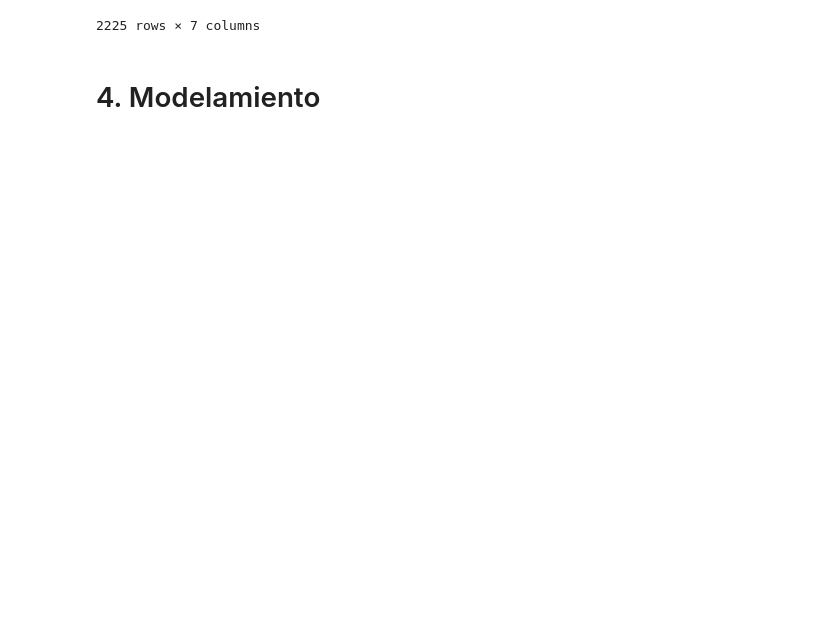
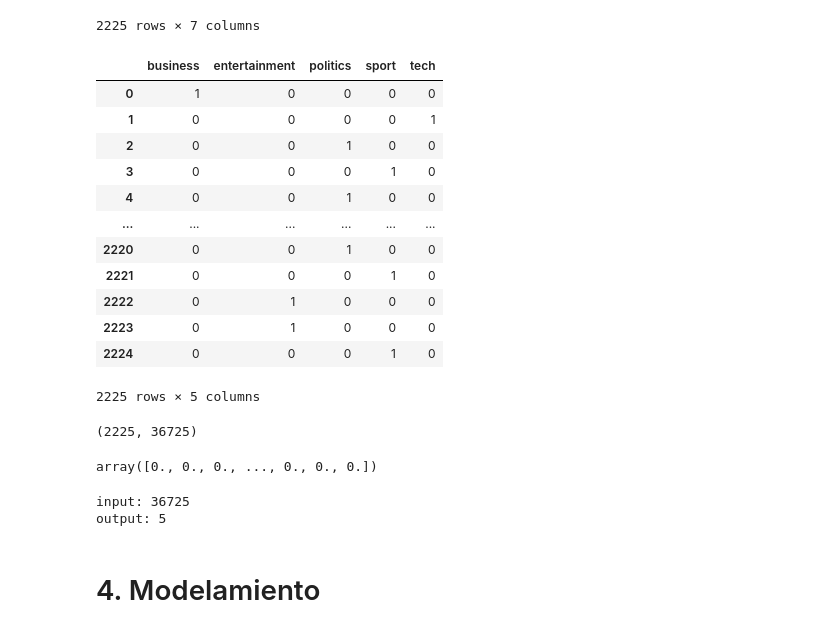
Before and after one commit to jjr2040/Machine-Learning-Techniques, a Jupyter notebook: Laboratorio 5/Laboratorio_V_Juan.ipynb, the cells around one changed output. Saved outputs shown, nothing was run; the diff lists cells and outputs as text; code cells hidden in the pictures; blank space fills up the shorter version.

```diff
--- a/Laboratorio 5/Laboratorio_V_Juan.ipynb
+++ b/Laboratorio 5/Laboratorio_V_Juan.ipynb
@@ -228,2 +236,37 @@ X_train, X_test, y_train, y_test = train_test_split(X, y, test_size=0.2, random_
+# %%
+# Convertimos nuestras 5 categorias a 5 columnas dummy
+y = pd.get_dummies(y)
+y
+# %% [output]
+|  | business | entertainment | politics | sport | tech |
+| 0 | 1 | 0 | 0 | 0 | 0 |
+| 1 | 0 | 0 | 0 | 0 | 1 |
+| 2 | 0 | 0 | 1 | 0 | 0 |
+| 3 | 0 | 0 | 0 | 1 | 0 |
+| 4 | 0 | 0 | 1 | 0 | 0 |
+| ... | ... | ... | ... | ... | ... |
+| 2220 | 0 | 0 | 1 | 0 | 0 |
+| 2221 | 0 | 0 | 0 | 1 | 0 |
+| 2222 | 0 | 1 | 0 | 0 | 0 |
+| 2223 | 0 | 1 | 0 | 0 | 0 |
+| 2224 | 0 | 0 | 0 | 1 | 0 |
+2225 rows × 5 columns
+# %%
+# Convertimos nuestra columna de words en una matríz dispersa usando TfidfVectorizer
+tf_idf = TfidfVectorizer()
+X_tf_idf = tf_idf.fit_transform(X)
+print(X_tf_idf.shape)
+X_tf_idf.toarray()[0]
+# %% [output]
+(2225, 36725)
+array([0., 0., 0., ..., 0., 0., 0.])
+# %%
+n_input = (X_tf_idf.shape)[1]
+n_output = (y.shape)[1]
+print('input:', n_input)
+print('output:', n_output)
+# %% [output]
+input: 36725
+output: 5
 # %% [markdown]
 # 4. Modelamiento
```
Also changed, not shown: parts of 11 cells of this notebook.
